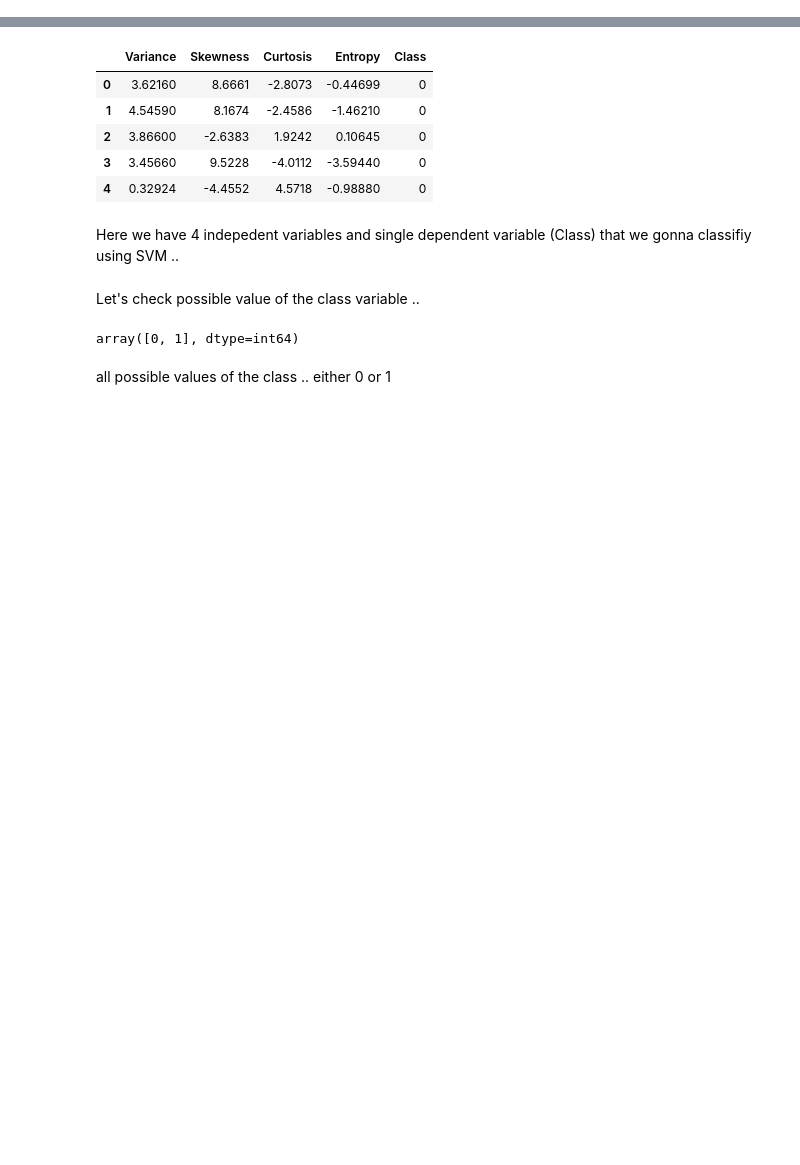
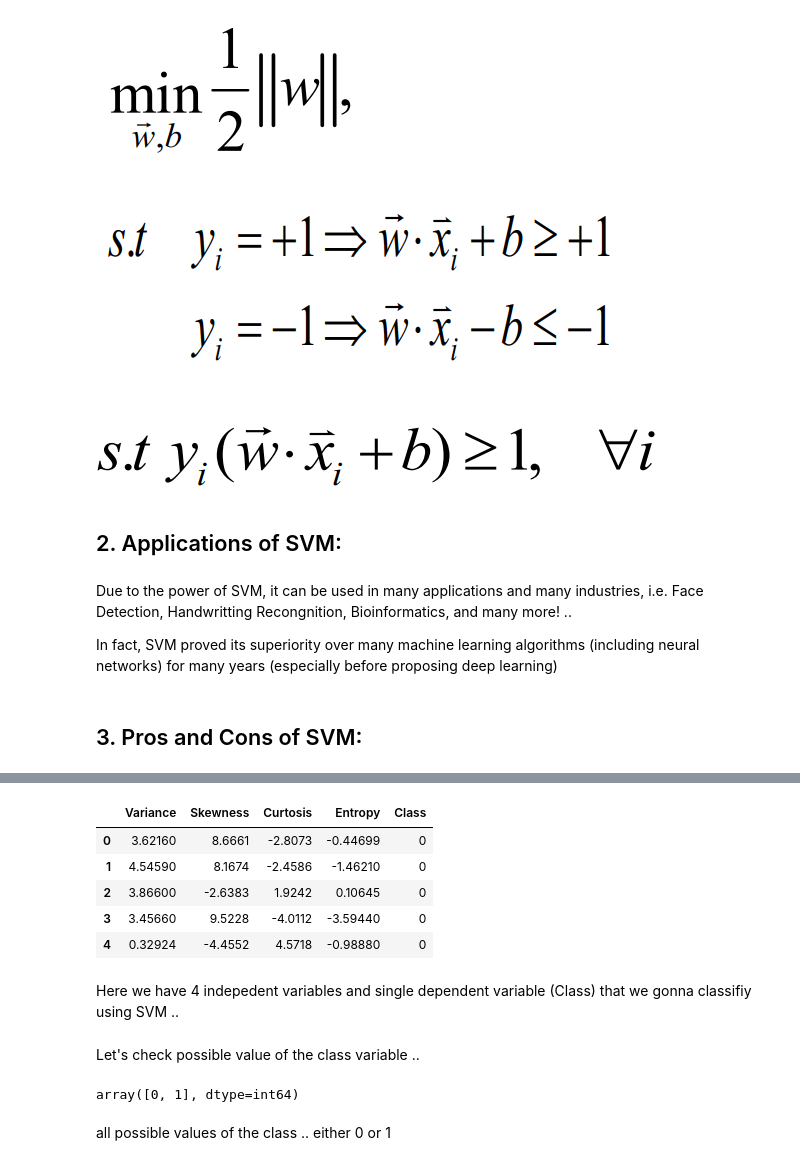
Before and after one commit to EAboelhamd/AUC-DataScience-, a Jupyter notebook: SVM.ipynb, the cells around one changed output, grey strips where cells are left out. Saved outputs shown, nothing was run; the diff lists cells and outputs as text; code cells hidden in the pictures; blank space fills up the shorter version.

```diff
--- a/SVM.ipynb
+++ b/SVM.ipynb
@@ -11,0 +39,13 @@ https://www.geeksforgeeks.org/classifying-data-using-support-vector-machinessvms
+# %%
+from IPython.display import Image
+Image("SVM4.png")
+# %% [output]
+[figure, added]
+# %% [markdown]
+## 2. Applications of SVM:
+# %% [markdown]
+Due to the power of SVM, it can be used in many applications and many industries, i.e. Face Detection, Handwritting Recongnition, Bioinformatics, and many more! ..
+
+In fact, SVM proved its superiority over many machine learning algorithms (including neural networks) for many years (especially before proposing deep learning)
+# %% [markdown]
+## 3. Pros and Cons of SVM:
```
Also changed, not shown: parts of 12 cells of this notebook.
